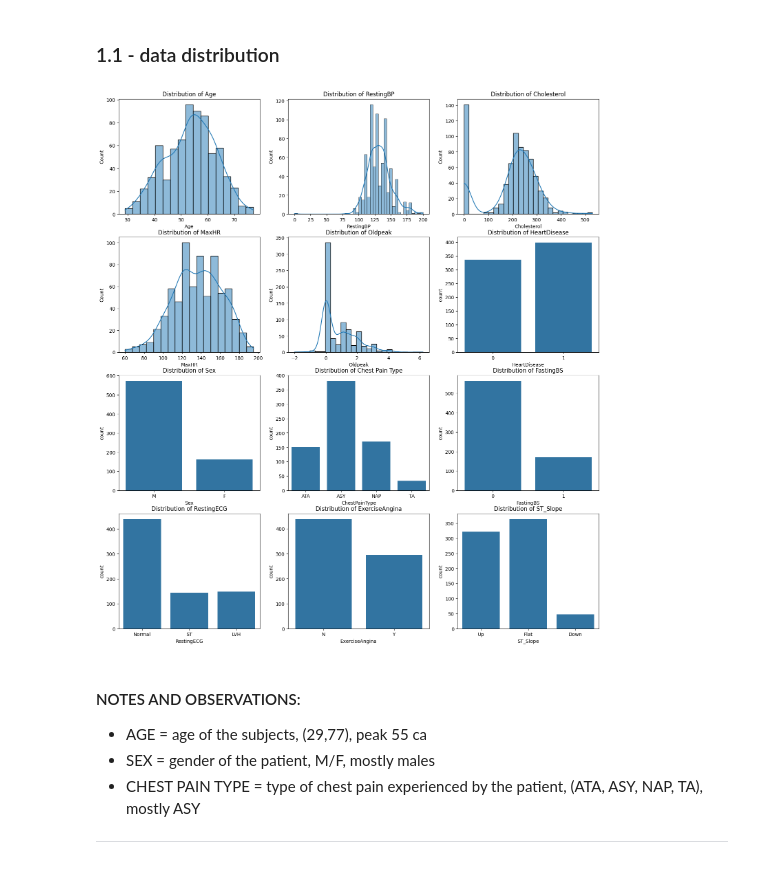
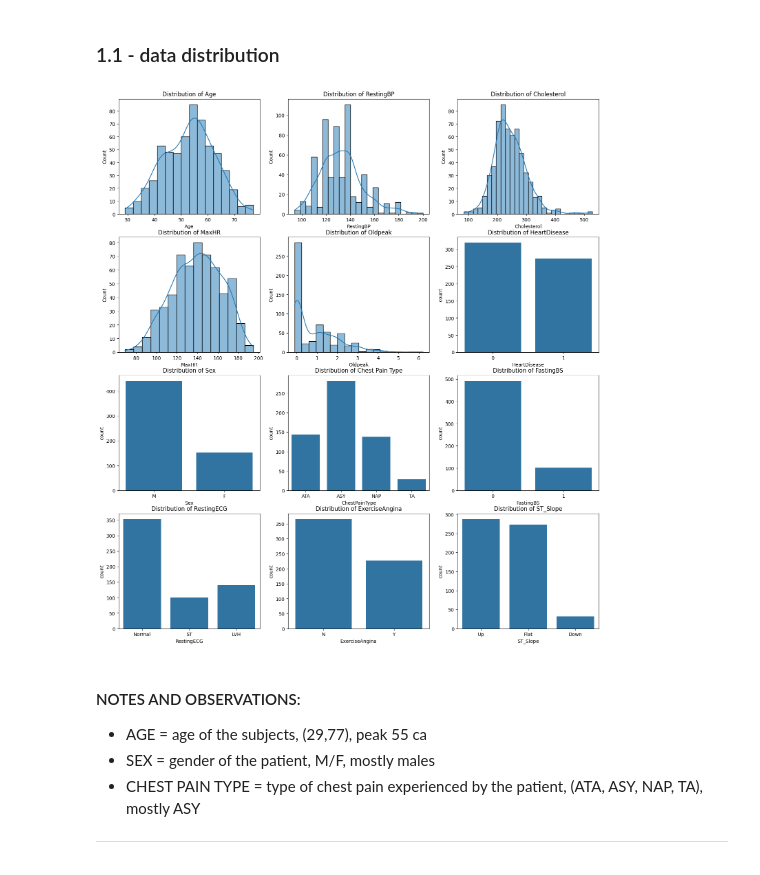
Before and after one commit to nexusfb/ETH-MLxHC-Interpretable-Medical-Data-Classification, a Jupyter notebook: pjt1_pt1.ipynb, the cells around one changed output. Cells and saved outputs as stored; diff of their text form; code cells hidden in the pictures.

```diff
--- a/pjt1_pt1.ipynb
+++ b/pjt1_pt1.ipynb
@@ -14,32 +14,32 @@ from sklearn.preprocessing import LabelEncoder
 # %%
 # 0 - load dataset
 df = pd.read_csv("datasets/heart_failure/train_val_split.csv")
-
+df = df[df['Cholesterol'] > 0]
 # 1 - data distributions
 fig, axes = plt.subplots(4, 3, figsize=(18, 20))
 # categorical features
 sb.countplot(data=df, x='Sex', ax=axes[2, 0])
 axes[2, 0].set_title('Distribution of Sex')
 sb.countplot(data=df, x='ChestPainType', ax=axes[2, 1])
 axes[2, 1].set_title('Distribution of Chest Pain Type')
 sb.countplot(data=df, x='FastingBS', ax=axes[2, 2])
 axes[2, 2].set_title('Distribution of FastingBS')
 sb.countplot(data=df, x='RestingECG', ax=axes[3, 0])
 axes[3, 0].set_title('Distribution of RestingECG')
 sb.countplot(data=df, x='ExerciseAngina', ax=axes[3, 1])
 axes[3, 1].set_title('Distribution of ExerciseAngina')
 sb.countplot(data=df, x='ST_Slope', ax=axes[3, 2])
 axes[3, 2].set_title('Distribution of ST_Slope')
 sb.countplot(data=df, x='HeartDisease', ax=axes[1, 2])
 axes[1, 2].set_title('Distribution of HeartDisease')
 # numerical features
 numerical_features = ['Age', 'RestingBP', 'Cholesterol','MaxHR', 'Oldpeak']
 for i, feature in enumerate(numerical_features, start=1):
     i = i-1
     sb.histplot(data=df, x=feature, ax=axes[i // 3, i % 3], kde=True)
     axes[i // 3, i % 3].set_title(f'Distribution of {feature}')
 # %% [output]
-[figure, old version]
+[figure, new version]
 # %% [markdown]
 #### NOTES AND OBSERVATIONS:
 - AGE = age of the subjects, (29,77), peak 55 ca
```
Also changed, not shown: parts of 16 cells of this notebook.
